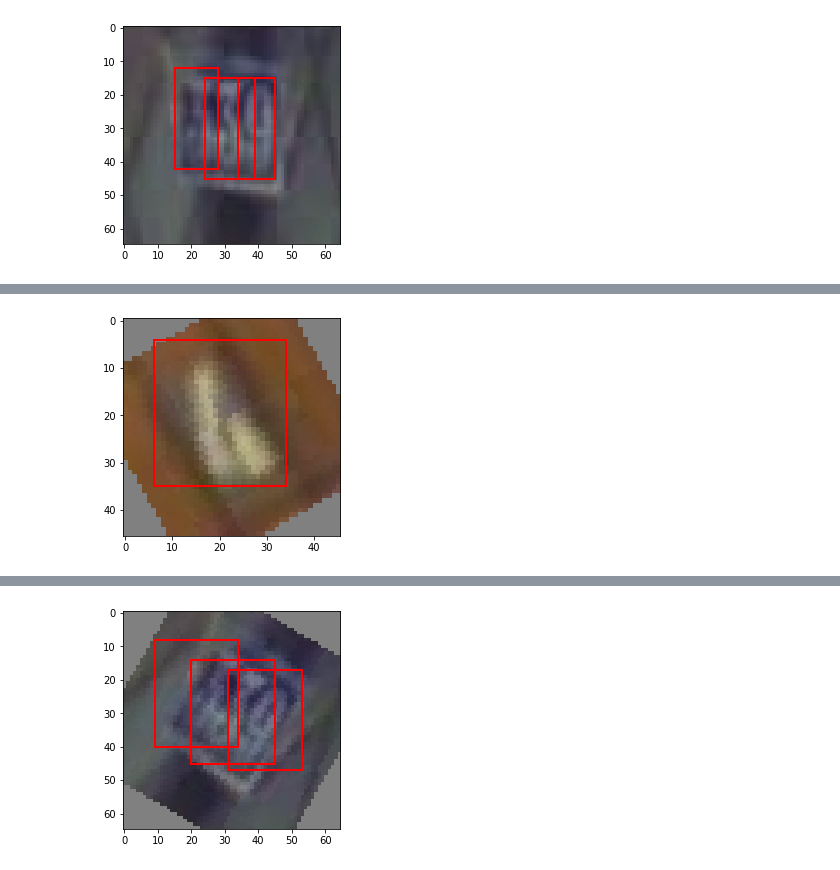
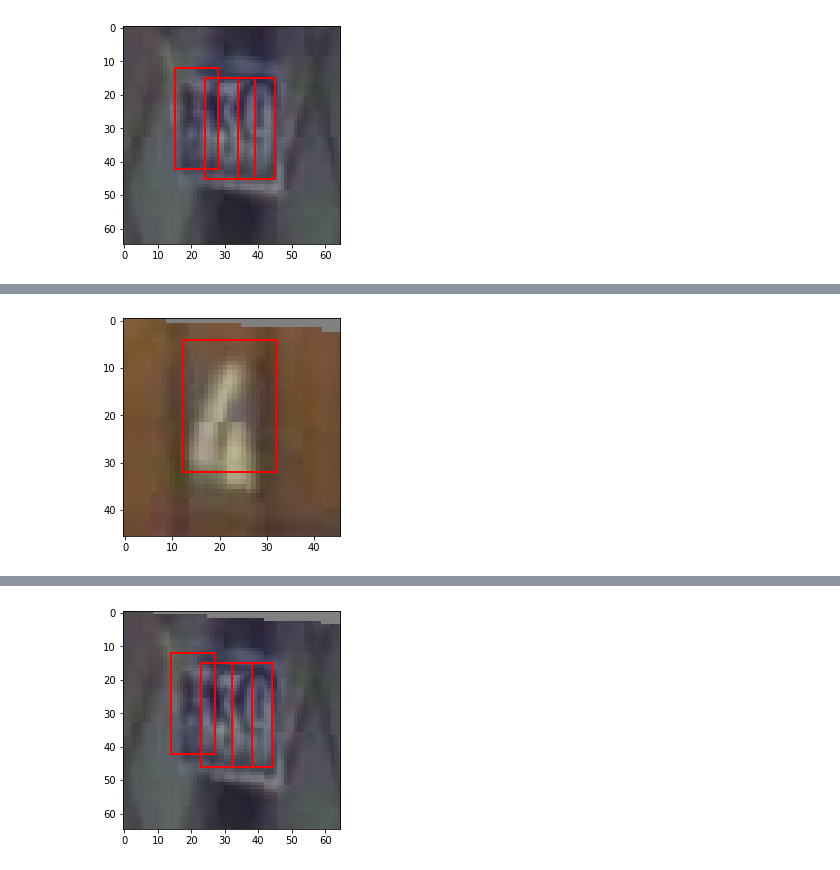
Before and after one commit to jkulhanek/svhn-detection-tf, a Jupyter notebook: svhn_detection/notebooks/autoaugment_playground.ipynb, the cells around one changed output, grey strips where cells are left out. Saved outputs shown, nothing was run; the diff lists cells and outputs as text; code cells hidden in the pictures.

```diff
--- a/svhn_detection/notebooks/autoaugment_playground.ipynb
+++ b/svhn_detection/notebooks/autoaugment_playground.ipynb
@@ -68,7 +48,7 @@ Config = namedtuple('Config', [
 ])
 
 config = Config(
-    augmentation_name='test',
+    augmentation_name='v0',
     cutout_max_pad_fraction=0.75,
     cutout_bbox_replace_with_mean=False,
     cutout_const=1,
@@ -83 +65 @@ for sample in SVHN().train.take(2).map(SVHN.parse):
-[figure, old version]
+[figure, new version]
@@ -84 +68 @@ for sample in SVHN().train.take(2).map(SVHN.parse):
-[figure, old version]
+[figure, new version]
```
Also changed, not shown: parts of 4 cells of this notebook, 1 other file.
